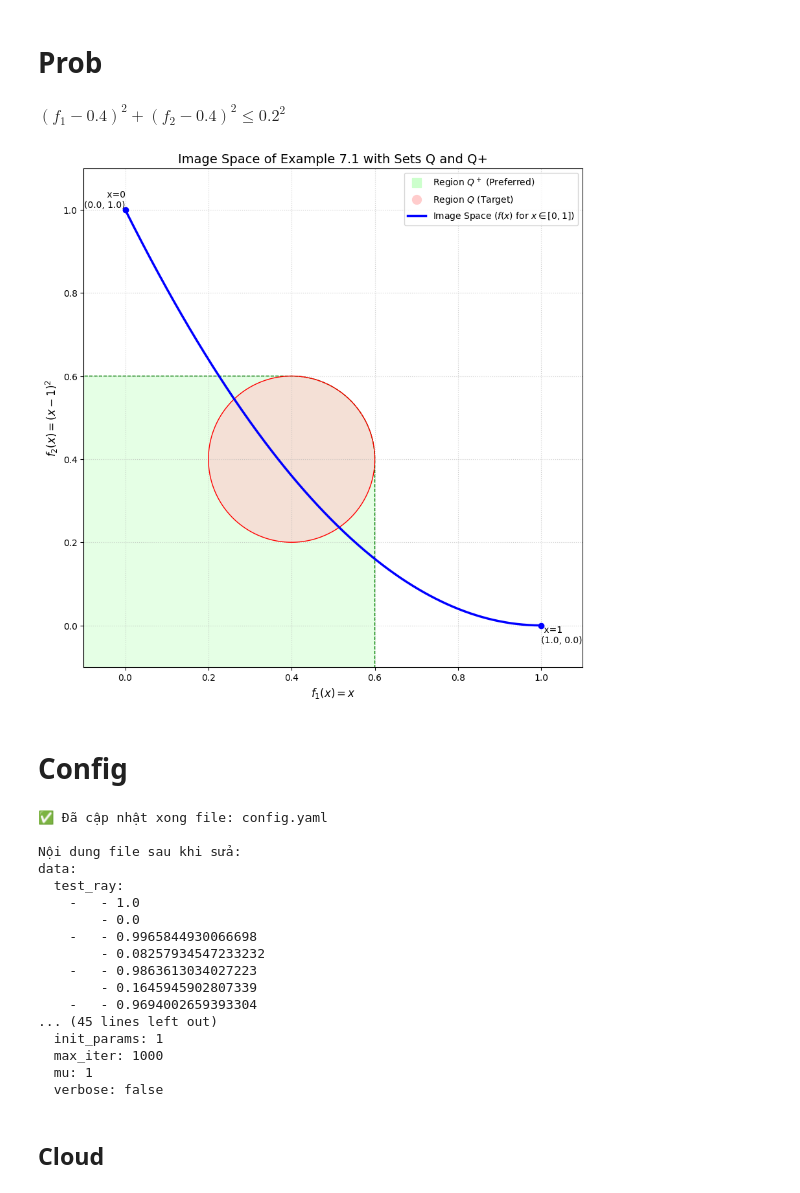
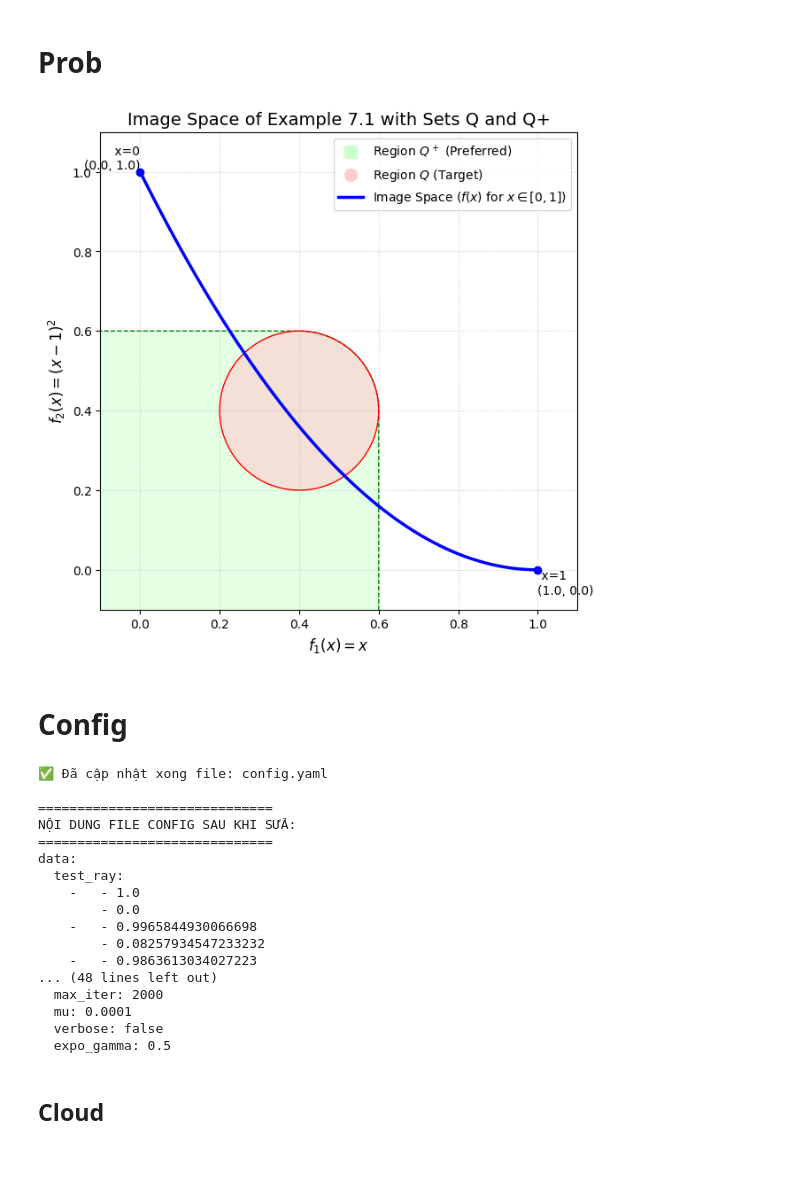
Before and after one commit to ritvien/ESP_Hypernet, a Jupyter notebook: 4_Pareto_front/Ex_7_1.ipynb, the cells around one changed output. Cells and saved outputs as stored; diff of their text form; code cells hidden in the pictures; blank space fills up the shorter version.

```diff
--- a/4_Pareto_front/Ex_7_1.ipynb
+++ b/4_Pareto_front/Ex_7_1.ipynb
@@ -67,8 +67,6 @@ cons_Qplus = (
     {'type': 'ineq', 'fun': q_plus},
 )
 dim_y = 2
-# %% [markdown]
-$(f_1 - 0.4)^2 + (f_2-0.4)^2 \leq 0.2^2$
 # %%
 x_vals = np.linspace(0, 1, 500)
 y1_vals = []
@@ -101,7 +99,7 @@ for i in range(grid_resolution):
         Z_qplus[i, j] = q_plus(pt)
 
 # --- 3. VẼ ĐỒ THỊ ---
-plt.figure(figsize=(10, 10))
+plt.figure(figsize=(7, 7))
 
 # 1. Vẽ vùng Q_plus (Màu xanh lá nhạt)
 # Vẽ contour tại mức 0 (ranh giới), và tô màu vùng >= 0
@@ -114,34 +112,34 @@ plt.plot([], [], color='#ccffcc', marker='s', markersize=10, linestyle='None', l
 plt.contourf(Y1, Y2, Z_q1, levels=[0, np.inf], colors=['#ffcccc'], alpha=0.6)
 plt.contour(Y1, Y2, Z_q1, levels=[0], colors='red', linewidths=1)
 plt.plot([], [], color='#ffcccc', marker='o', markersize=10, linestyle='None', label='Region $Q$ (Target)')
 
 # 3. Vẽ đường cong không gian ảnh (Image Space - Pareto Front candidates)
 plt.plot(y1_vals, y2_vals, color='blue', linewidth=2.5, label='Image Space ($f(x)$ for $x \in [0,1]$)')
 
 # Đánh dấu 2 điểm đầu mút
 plt.scatter([y1_vals[0]], [y2_vals[0]], color='blue', zorder=5)
 plt.text(y1_vals[0], y2_vals[0], f' x=0\n({y1_vals[0]:.1f}, {y2_vals[0]:.1f})', ha='right', va='bottom')
 
 plt.scatter([y1_vals[-1]], [y2_vals[-1]], color='blue', zorder=5)
 plt.text(y1_vals[-1], y2_vals[-1], f' x=1\n({y1_vals[-1]:.1f}, {y2_vals[-1]:.1f})', ha='left', va='top')
 
 # --- 4. TRANG TRÍ ---
 plt.title('Image Space of Example 7.1 with Sets Q and Q+', fontsize=14)
 plt.xlabel('$f_1(x) = x$', fontsize=12)
 plt.ylabel('$f_2(x) = (x-1)^2$', fontsize=12)
 
 # Giới hạn trục để nhìn rõ
 plt.xlim(-0.1, 1.1)
 plt.ylim(-0.1, 1.1)
 
 # Lưới và tỷ lệ 1:1 (Quan trọng để hình tròn không bị méo)
 plt.grid(True, linestyle=':', alpha=0.6)
 plt.gca().set_aspect('equal', adjustable='box')
 plt.legend(loc='upper right')
 
 plt.show()
 # %% [output]
-[figure, old version]
+[figure, new version]
 # %%
 # Setup Projections
 proj_C_handler = Projection(cons=cons_C, bounds=bounds_x, dim=dim_x, proj_type='euclid')
@@ -161,6 +159,7 @@ x_init = np.array([-10.])
 # %%
 from ruamel.yaml import YAML
 from ruamel.yaml.comments import CommentedSeq
+
 
 def update_config(file_path, x_init_np):
     yaml = YAML()
@@ -170,39 +169,51 @@ def update_config(file_path, x_init_np):
     with open(file_path, 'r', encoding='utf-8') as f_in:
         config = yaml.load(f_in)
 
+    # Xử lý numpy array thành flow-style list cho đẹp
     val_list = x_init_np.tolist() if hasattr(x_init_np, 'tolist') else x_init_np
-
     flow_list = CommentedSeq(val_list)
     flow_list.fa.set_flow_style()
 
     config['initialization']['x_init'] = flow_list
 
+    # --- Cập nhật Phase 1 ---
     config['phase1']['gamma'] = 0.5
+    config['phase1']['expo_gamma'] = 0.35
     config['phase1']['max_iter'] = 500
 
-    config['phase2']['mu'] = 1
-    config['phase2']['init_params'] = 1
-    config['phase2']['expo_alpha'] = 0.6
-    config['phase2']['expo_lambda'] = 0.4
-    config['phase2']['max_iter'] = 1000
+    # --- Cập nhật Phase 2 (Algorithm 1-A Parameters) ---
+    config['phase2']['mu'] = 0.0001
+    config['phase2']['init_params'] = 1.0
+    config['phase2']['max_iter'] = 2000
 
-    # 3. Ghi lại vào file
-    with open(file_path, 'w', encoding='utf-8') as f_in:
-        yaml.dump(config, f_in)
+    # Các tham số số mũ hội tụ
+    config['phase2']['expo_lambda'] = 0.55    # Giảm: Bước nhảy (Điều kiện: 0.5 < l <= 1)
+    config['phase2']['expo_alpha'] = 0.45     # Giảm: Trọng số mục tiêu (Điều kiện: l + a <= 1 => a < 0.5)
+
+
+    # [MỚI] Thêm expo_beta và expo_gamma
+    config['phase2']['expo_beta'] = 0.4      # Tăng: Phạt tập C (b_C < 0)
+    config['phase2']['expo_gamma'] = 0.5    # Tăng: Phạt tập Q+ (b_Q < 0)
+
+    # Ghi lại vào file
+    with open(file_path, 'w', encoding='utf-8') as f_out:
+        yaml.dump(config, f_out)
 
     print(f"✅ Đã cập nhật xong file: {file_path}")
 
-# --- CHẠY THỬ ---
 config_file = 'config.yaml'
 update_config(config_file, x_init)
-
+print("\n" + "="*30)
+print("NỘI DUNG FILE CONFIG SAU KHI SỬA:")
+print("="*30)
 with open(config_file, 'r', encoding='utf-8') as f_in:
-    print("\nNội dung file sau khi sửa:")
     print(f_in.read())
 # %% [output]
 ✅ Đã cập nhật xong file: config.yaml
 
-Nội dung file sau khi sửa:
+==============================
+NỘI DUNG FILE CONFIG SAU KHI SỬA:
+==============================
 data:
   test_ray:
     -   - 1.0
@@ -210,12 +221,10 @@ data:
     -   - 0.9965844930066698
         - 0.08257934547233232
     -   - 0.9863613034027223
-        - 0.1645945902807339
-    -   - 0.9694002659393304
-... (45 lines left out)
-  init_params: 1
-  max_iter: 1000
-  mu: 1
+... (48 lines left out)
+  max_iter: 2000
+  mu: 0.0001
   verbose: false
+  expo_gamma: 0.5
 # %% [markdown]
 ## Cloud
```
Also changed, not shown: parts of 8 cells of this notebook, 26 other files.
